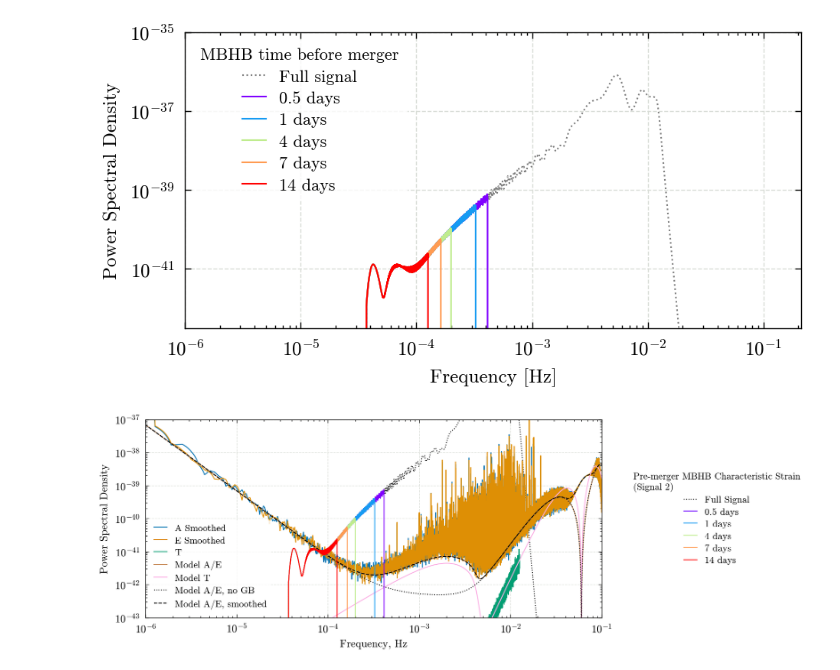
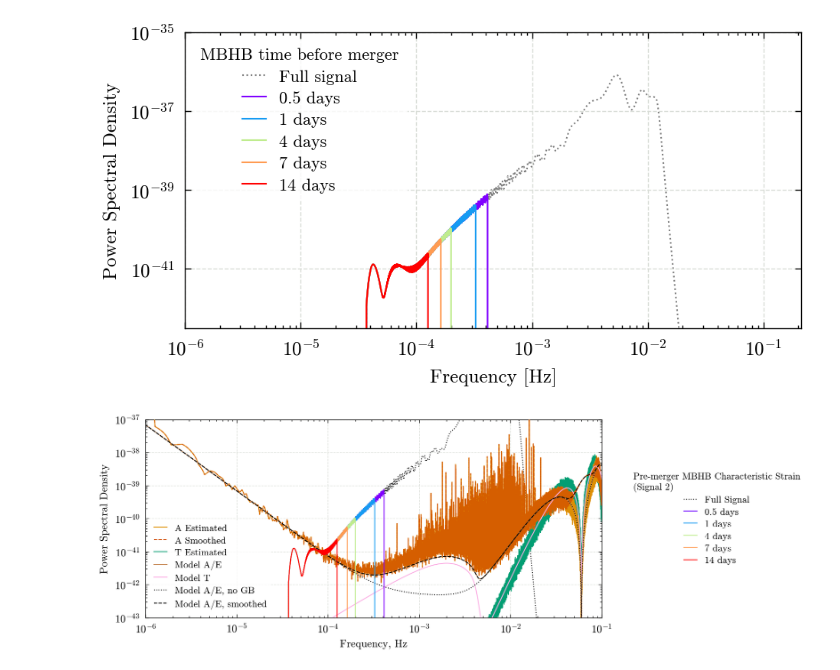
Before and after one commit to icg-gravwaves/lisa_premerger_sangria, a Jupyter notebook: estimate_psds/plot_psds.ipynb, the cells around one changed output. Saved outputs shown, nothing was run; the diff lists cells and outputs as text; code cells hidden in the pictures.

Commit message:
fixes to PSD plotting

```diff
--- a/estimate_psds/plot_psds.ipynb
+++ b/estimate_psds/plot_psds.ipynb
@@ -181,49 +181,72 @@ fig.show()
 width = plt.rcParams["figure.figsize"][0] * 2
 height = plt.rcParams["figure.figsize"][1] * 1.5
 fig, ax = plt.subplots(1, figsize=(width, height))
+
+ax.loglog(
+    A_estimate.sample_frequencies,
+    A_estimate,
+    c=cycle[1],
+    label='A Estimated',
+    zorder=10
+)
+# ax.loglog(
+#     E_estimate.sample_frequencies,
+#     E_estimate,
+#     c=cycle[1],
+#     label='E Estimated',
+#     zorder=10
+# )
 ax.loglog(
     A_smoothed.sample_frequencies,
     A_smoothed,
-    c=cycle[0],
-    label='A Smoothed'
-    )
-ax.loglog(
-    E_smoothed.sample_frequencies,
-    E_smoothed,
-    c=cycle[1],
-    label='E Smoothed'
+    c=cycle[3],
+    label='A Smoothed',
+    linestyle='--',
+    zorder=15
 )
+# ax.loglog(
+#     E_smoothed.sample_frequencies,
+#     E_smoothed,
+#     c=cycle[3],
+#     label='E Smoothed',
+#     zorder=20
+# )
 ax.loglog(
     T_estimate.sample_frequencies,
     T_estimate,
     c=cycle[2],
-    label='T'
+    label='T Estimated',
+    zorder=6
 )
 ax.loglog(
     AE_model.sample_frequencies,
     AE_model,
     c=cycle[5],
-    label='Model A/E'
+    label='Model A/E',
+    zorder=30
 )
 ax.loglog(
     T_model.sample_frequencies,
     T_model,
     c=cycle[6],
-    label='Model T'
+    label='Model T',
+    zorder=25
 )
 ax.loglog(
     sangria_model_freqs,
     ae_nogb,
     c='k',
     linestyle=':',
-    label='Model A/E, no GB'
+    label='Model A/E, no GB',
+    zorder=35
 )
 ax.loglog(
     AE_model_smoothed.sample_frequencies,
     AE_model_smoothed,
     c='k',
     linestyle='--',
-    label='Model A/E, smoothed'
+    label='Model A/E, smoothed',
+    zorder=40
 )
 
 ax.set_ylabel("Power Spectral Density")
@@ -254,33 +277,34 @@ line2.append(
 labels2.append('Full Signal')
 for days in cutoff_days:
 
     ax.loglog(
         freqs,
         char[days] ** 2 / freqs,
         color=time_before_colors[days],
-        label=f'{days} days'
+        label=f'{days} days',
+        zorder=40+days
     )
     line2.append(
         ax.loglog(
             [],
             [],
             color=time_before_colors[days],
         )[0]
     )
     labels2.append(f'{days} days' if days > 0 else 'Full Signal')
 
 leg2 = ax.legend(
     line2,
     labels2,
     loc="center left",
     title=f"Pre-merger MBHB Characteristic Strain\n(Signal {example_signal_number})",
     bbox_to_anchor=(1.05,0.5),
 )
 ax.add_artist(leg1)
 ax.set_ylim([1e-43, 1e-37])
 ax.set_xlim([1e-6, 1e-1])
-ax.grid(zorder=-100)
+ax.grid(zorder=5)
 
 fig.savefig(f'{paper_plot_dir}/figure_X_psds_with_sources.png')
 # %% [output]
-[figure, old version]
+[figure, new version]
```
Also changed, not shown: parts of 1 cell of this notebook, 2 other files.
